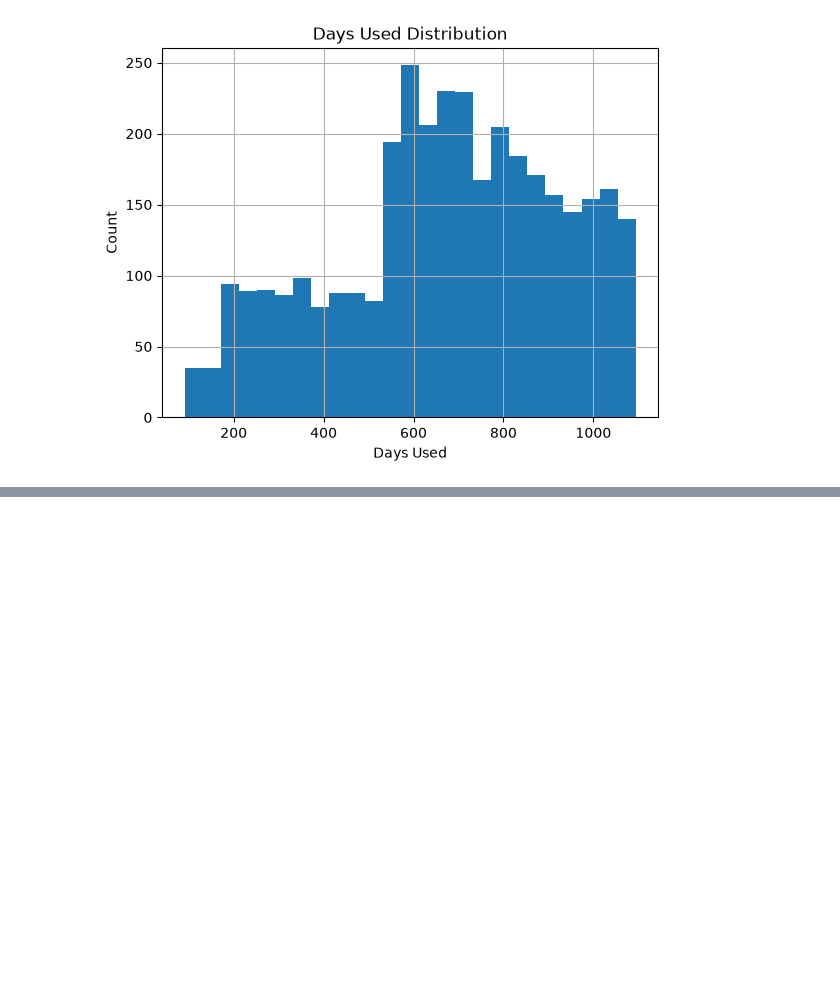
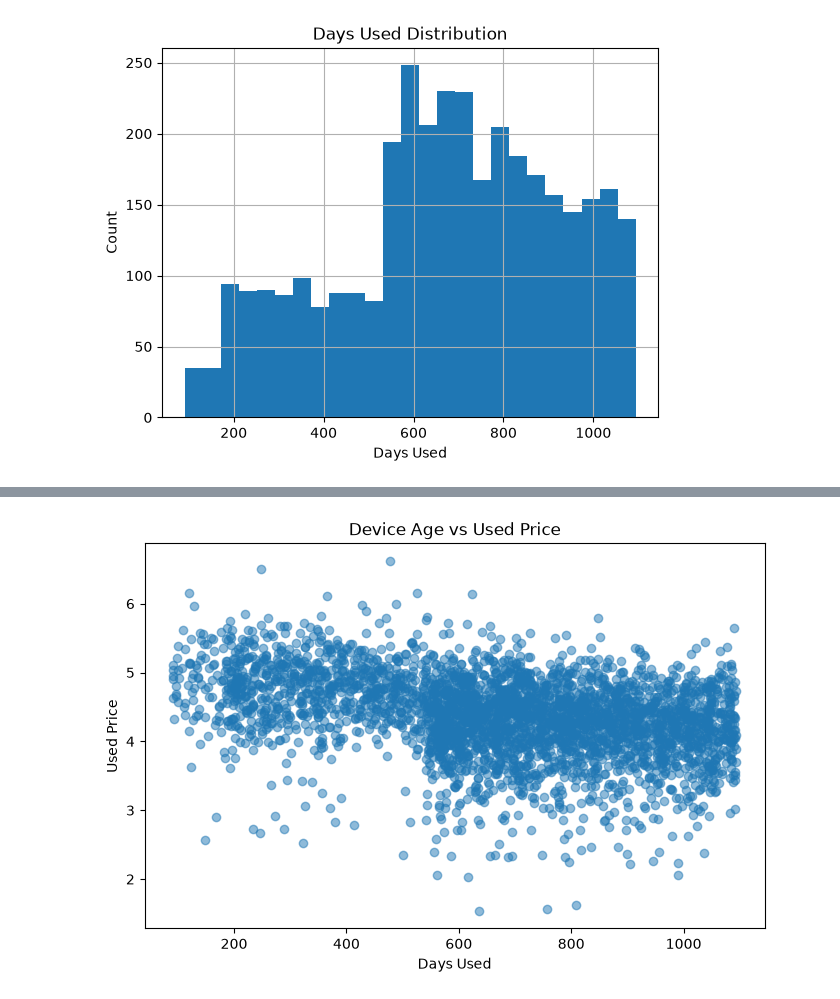
Before and after one commit to Ajay21042005/EchoChain-Lifecycle-Analytics, a Jupyter notebook: notebooks/eda.ipynb, the cells around one changed output, grey strips where cells are left out. Saved outputs shown, nothing was run; the diff lists cells and outputs as text; code cells hidden in the pictures; blank space fills up the shorter version.

```diff
--- a/notebooks/eda.ipynb
+++ b/notebooks/eda.ipynb
@@ -143,0 +171,13 @@ numeric.corr()
+# %%
+plt.figure(figsize=(8,5))
+plt.scatter(
+    used["days_used"],
+    used["normalized_used_price"],
+    alpha=0.5
+)
+plt.title("Device Age vs Used Price")
+plt.xlabel("Days Used")
+plt.ylabel("Used Price")
+plt.show()
+# %% [output]
+[figure, added]
```
Also changed, not shown: parts of 5 cells of this notebook, 3 other files.
